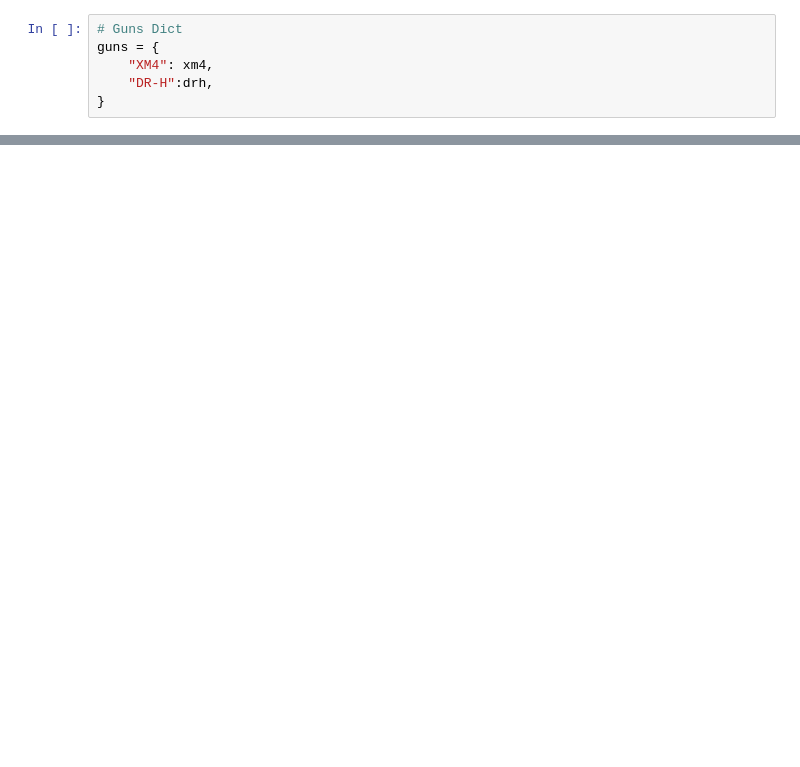
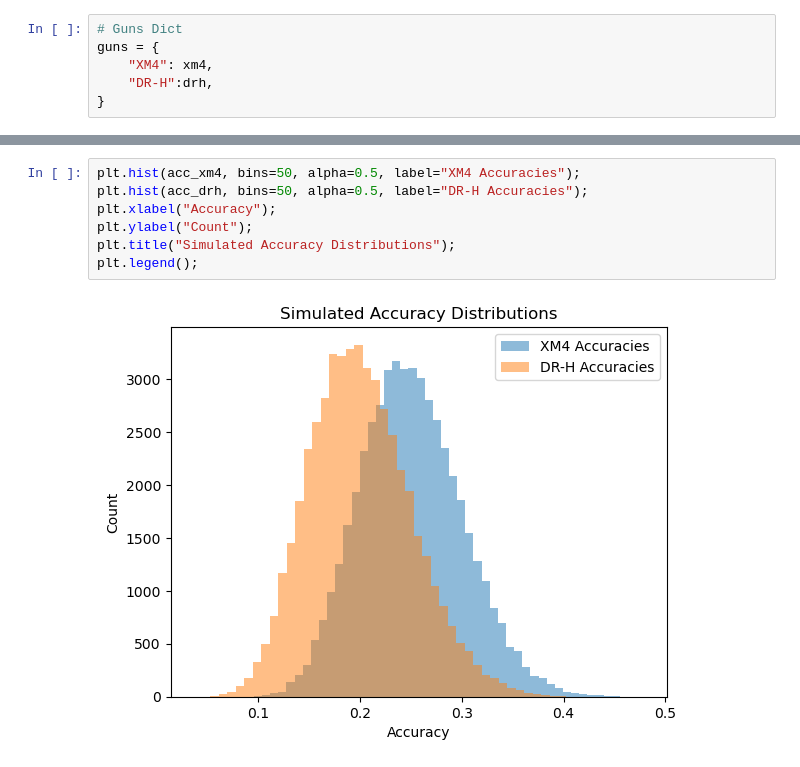
Before and after one commit to anshxl/codm-analytics, a Jupyter notebook: Notebooks/ttk_optimized.ipynb, the cells around one changed output, grey strips where cells are left out. Cells and saved outputs as stored; diff of their text form; blank space fills up the shorter version.

```diff
--- a/Notebooks/ttk_optimized.ipynb
+++ b/Notebooks/ttk_optimized.ipynb
@@ -231,0 +263,9 @@ plot_ttk(guns, title="Real TTK vs Range (10-20% accuracy)", metric="median")
+# %%
+plt.hist(acc_xm4, bins=50, alpha=0.5, label="XM4 Accuracies");
+plt.hist(acc_drh, bins=50, alpha=0.5, label="DR-H Accuracies");
+plt.xlabel("Accuracy");
+plt.ylabel("Count");
+plt.title("Simulated Accuracy Distributions");
+plt.legend();
+# %% [output]
+[figure, added]
```
Also changed, not shown: parts of 5 cells of this notebook, 35 other files.
